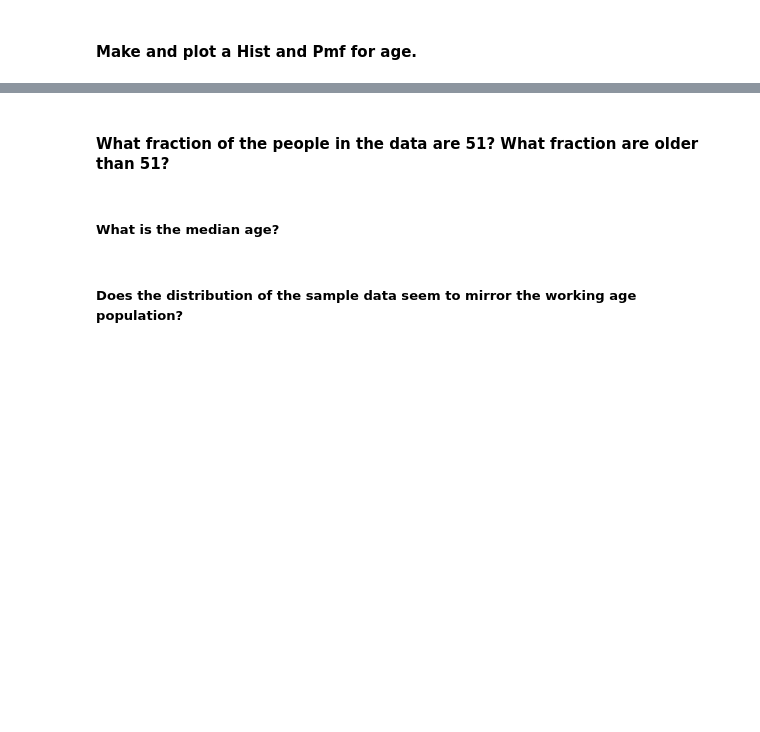
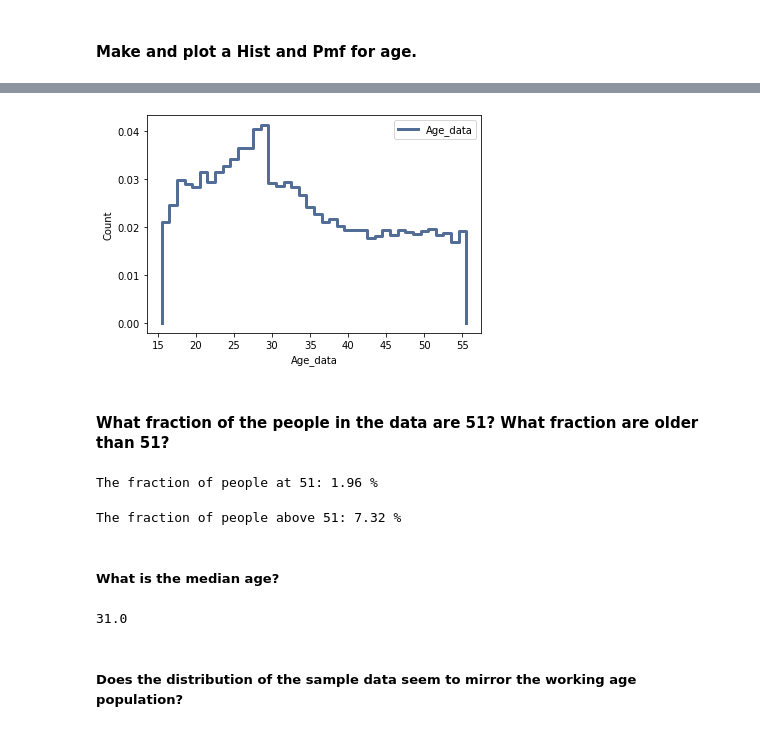
Before and after one commit to Isaacjimoh/BSIP_Assignment_1_Students, a Jupyter notebook: stats_asn_1_stud_temp.ipynb, the cells around one changed output, grey strips where cells are left out. Drawn from its saved outputs; the diff is of its cells as text; code cells hidden in the pictures; blank space fills up the shorter version.

```diff
--- a/stats_asn_1_stud_temp.ipynb
+++ b/stats_asn_1_stud_temp.ipynb
@@ -76,6 +91,28 @@ df.describe()
+# %%
+#To plot Age Pmf
+Agepmf = thinkstats2.Pmf(Age, label = "Age_data")
+thinkplot.pmf(Agepmf)
+thinkplot.Config(xlabel = "Age_data", ylabel = "Count")
+# %% [output]
+[figure, added]
 # %% [markdown]
 #### What fraction of the people in the data are 51? What fraction are older than 51?
+# %%
+#Calculating for the fraction
+Age_equal = thinkstats2.Pmf(Age == 51)[True]
+print("The fraction of people at 51:" , round(Age_equal*100, 2),"%")
+# %% [output]
+The fraction of people at 51: 1.96 %
+# %%
+Age_above = thinkstats2.Pmf(Age > 51)[True]
+print("The fraction of people above 51:" , round(Age_above*100, 2),"%")
+# %% [output]
+The fraction of people above 51: 7.32 %
 # %% [markdown]
 ##### What is the median age?
+# %%
+print(Age.median())
+# %% [output]
+31.0
 # %% [markdown]
 ##### Does the distribution of the sample data seem to mirror the working age population?
```
Also changed, not shown: parts of 9 cells of this notebook.
